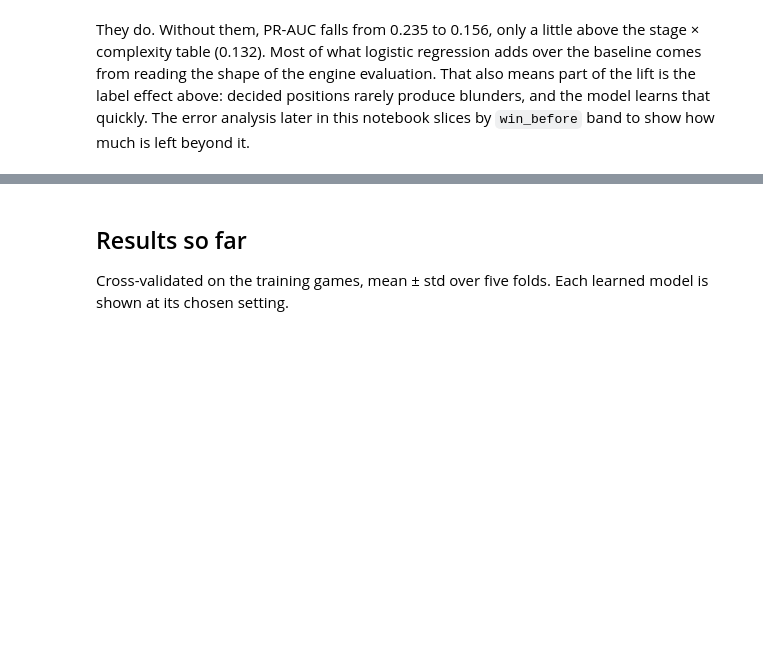
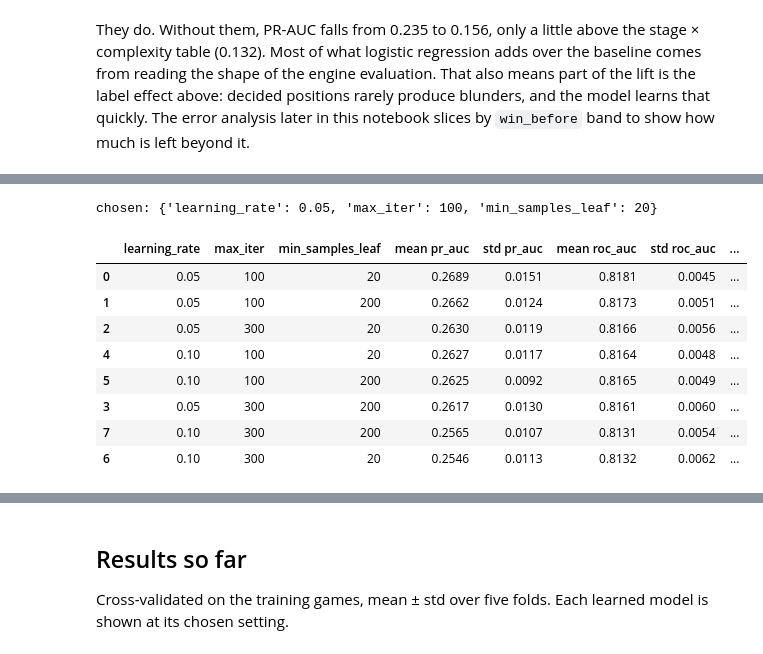
Before and after one commit to patrick-oreilly/chess-blunder-risk, a Jupyter notebook: notebooks/04_model_comparison.ipynb, the cells around one changed output, grey strips where cells are left out. Saved outputs shown, nothing was run; the diff lists cells and outputs as text; code cells hidden in the pictures; blank space fills up the shorter version.

```diff
--- a/notebooks/04_model_comparison.ipynb
+++ b/notebooks/04_model_comparison.ipynb
@@ -147,0 +160,19 @@ analysis later in this notebook slices by `win_before` band to show how much is
+# %%
+gb_grid = {'max_iter': [100, 300], 'learning_rate': [0.05, 0.1], 'min_samples_leaf': [20, 200]}
+gb = modelling.tune(modelling.gradient_boosting, gb_grid, train, folds)
+cv_scores['gradient boosting'] = gb.results
+oof['gradient boosting'] = gb.oof
+
+print('chosen:', gb.best_params)
+gb.results.sort_values('mean pr_auc', ascending=False).round(4)
+# %% [output]
+chosen: {'learning_rate': 0.05, 'max_iter': 100, 'min_samples_leaf': 20}
+|  | learning_rate | max_iter | min_samples_leaf | mean pr_auc | std pr_auc | mean roc_auc | std roc_auc | ... |
+| 0 | 0.05 | 100 | 20 | 0.2689 | 0.0151 | 0.8181 | 0.0045 | ... |
+| 1 | 0.05 | 100 | 200 | 0.2662 | 0.0124 | 0.8173 | 0.0051 | ... |
+| 2 | 0.05 | 300 | 20 | 0.2630 | 0.0119 | 0.8166 | 0.0056 | ... |
+| 4 | 0.10 | 100 | 20 | 0.2627 | 0.0117 | 0.8164 | 0.0048 | ... |
+| 5 | 0.10 | 100 | 200 | 0.2625 | 0.0092 | 0.8165 | 0.0049 | ... |
+| 3 | 0.05 | 300 | 200 | 0.2617 | 0.0130 | 0.8161 | 0.0060 | ... |
+| 7 | 0.10 | 300 | 200 | 0.2565 | 0.0107 | 0.8131 | 0.0054 | ... |
+| 6 | 0.10 | 300 | 20 | 0.2546 | 0.0113 | 0.8132 | 0.0062 | ... |
```
Also changed, not shown: parts of 13 cells of this notebook, 2 other files.
